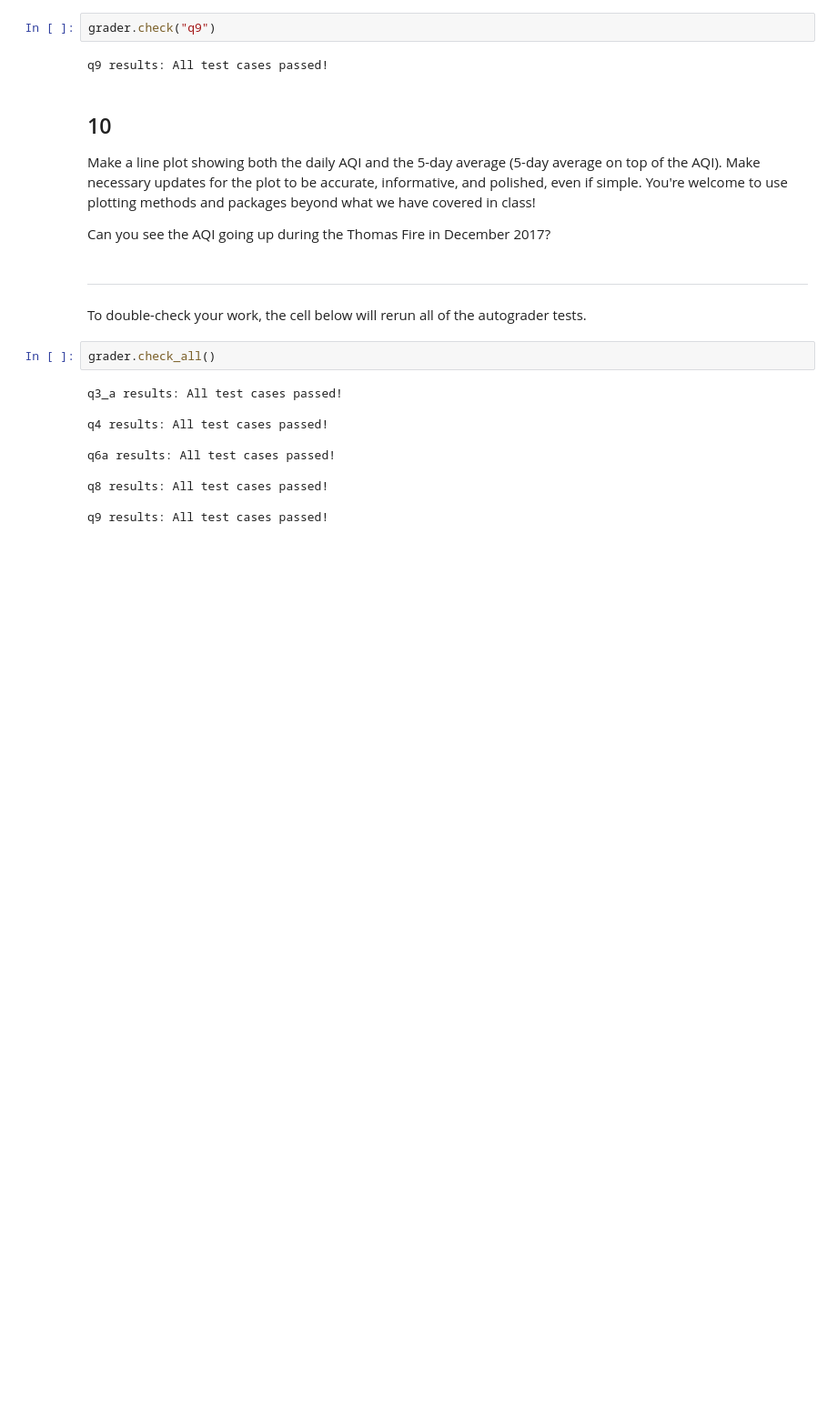
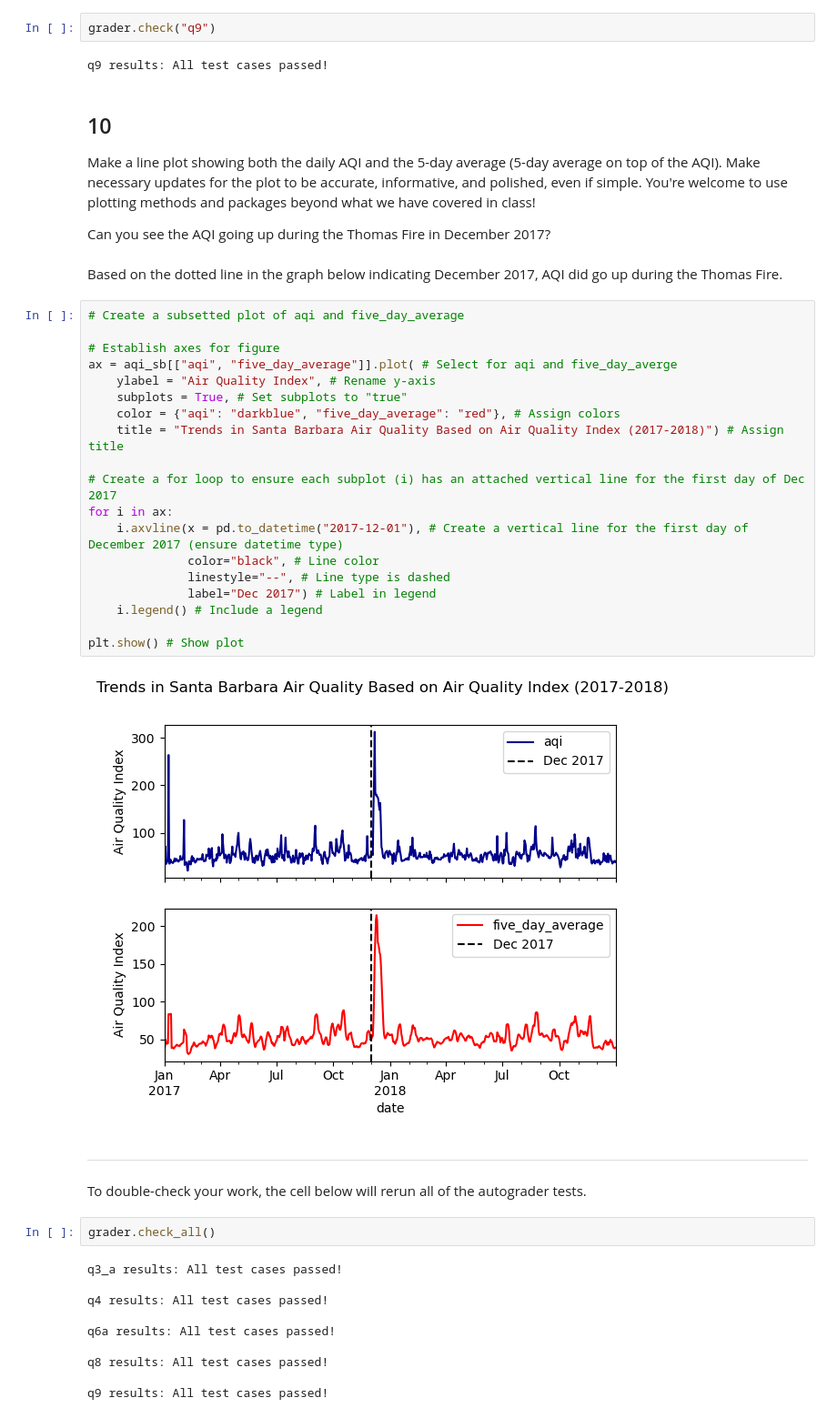
Before and after one commit to vedikaS-byte/eds220-hwk2, a Jupyter notebook: task3/hwk2-task3-aqi.ipynb, the cells around one changed output. Shown: that part at 91% size. Cells and saved outputs as stored; diff of their text form; blank space fills up the shorter version.

Commit message:
Finalized graph with added vertical line indicating December 2017, finalized workflow, and finished description of AQI during the 2017 Thomas Fire.

```diff
--- a/task3/hwk2-task3-aqi.ipynb
+++ b/task3/hwk2-task3-aqi.ipynb
@@ -364,6 +398,29 @@ q9 results: All test cases passed!
 Make a line plot showing both the daily AQI and the 5-day average (5-day average on top of the AQI). Make necessary updates for the plot to be accurate, informative, and polished, even if simple. You're welcome to use plotting methods and packages beyond what we have covered in class!
 
 Can you see the AQI going up during the Thomas Fire in December 2017?
+# %% [markdown]
+Based on the dotted line in the graph below indicating December 2017, AQI did go up during the Thomas Fire.
+# %%
+# Create a subsetted plot of aqi and five_day_average
+
+# Establish axes for figure
+ax = aqi_sb[["aqi", "five_day_average"]].plot( # Select for aqi and five_day_averge
+    ylabel = "Air Quality Index", # Rename y-axis
+    subplots = True, # Set subplots to "true"
+    color = {"aqi": "darkblue", "five_day_average": "red"}, # Assign colors
+    title = "Trends in Santa Barbara Air Quality Based on Air Quality Index (2017-2018)") # Assign title
+
+# Create a for loop to ensure each subplot (i) has an attached vertical line for the first day of Dec 2017
+for i in ax:
+    i.axvline(x = pd.to_datetime("2017-12-01"), # Create a vertical line for the first day of December 2017 (ensure datetime type)
+              color="black", # Line color
+              linestyle="--", # Line type is dashed
+              label="Dec 2017") # Label in legend
+    i.legend() # Include a legend
+
+plt.show() # Show plot
+# %% [output]
+[figure, added]
 # %% [markdown]
 ---
 
```
Also changed, not shown: parts of 4 cells of this notebook.
